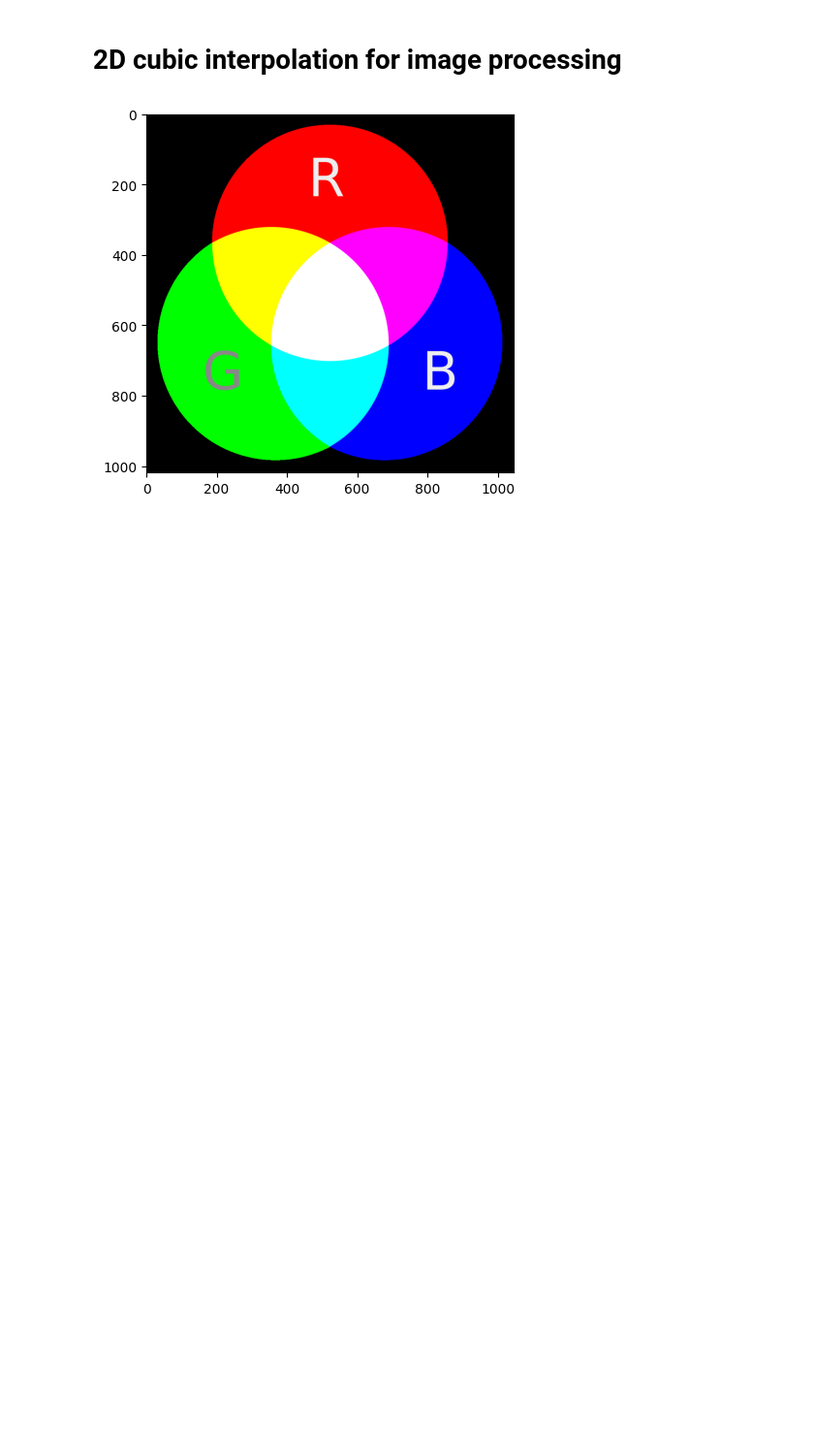
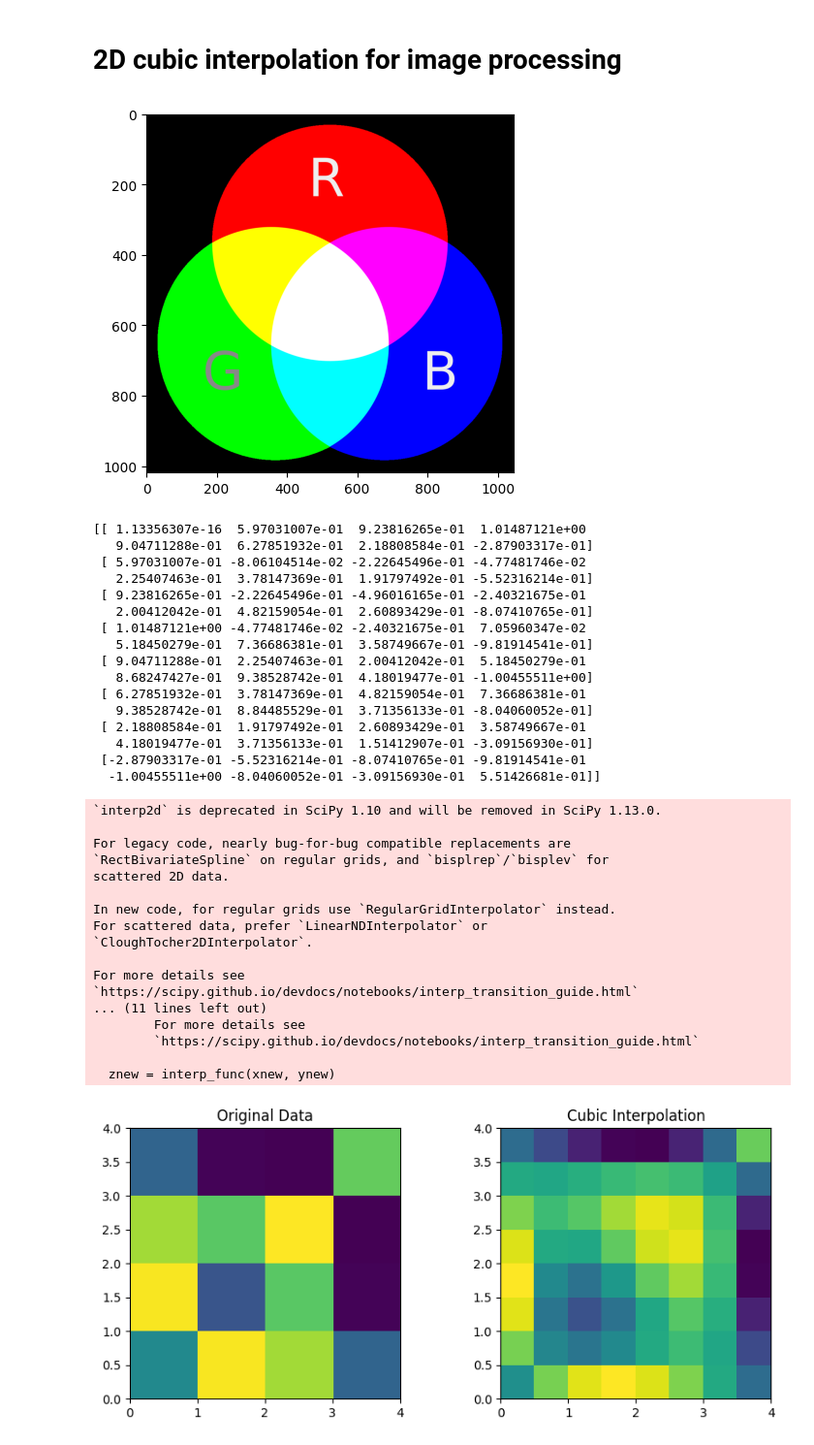
Before and after one commit to jianming1481/py_slambook2, a Jupyter notebook: ch8/test.ipynb, the cells around one changed output. Shown at 97% size. Saved outputs shown, nothing was run; the diff lists cells and outputs as text; code cells hidden in the pictures; blank space fills up the shorter version.

```diff
--- a/ch8/test.ipynb
+++ b/ch8/test.ipynb
@@ -262,10 +262,63 @@ plt.show()
 # %% [output]
 [figure]
 # %%
-# def my_cubic_interpolation(fourPoints):
-    # f(x) = ax^3 + bx^2 +cx +d
-    # Seperate each line to solve it
-    # a = f'(1)+f'(0)-2f(1)+2f(0)
-    # b = 3f(1)-2f'(0)-3f(0)-f'(1)
-    # c = f'(0)
-    # d = f(0)
+import numpy as np
+from scipy import interpolate
+import matplotlib.pyplot as plt
+
+# 创建一些示例数据（例如，一个简单的2D函数）
+x = np.linspace(0, 4, 4)
+y = np.linspace(0, 4, 4)
+x, y = np.meshgrid(x, y)
+z = np.sin(x**2 + y**2)
+
+# 创建插值对象
+interp_func = interpolate.interp2d(x, y, z, kind='cubic')
+
+# 在更密集的网格上进行插值
+xnew = np.linspace(0, 4, 8)
+ynew = np.linspace(0, 4, 8)
+znew = interp_func(xnew, ynew)
+print(znew)
+# 绘制原始和插值数据
+fig, axs = plt.subplots(1, 2, figsize=(10, 4))
+axs[0].imshow(z, extent=(0, 4, 0, 4), origin='lower')
+axs[0].set_title('Original Data')
+axs[1].imshow(znew, extent=(0, 4, 0, 4), origin='lower')
+axs[1].set_title('Cubic Interpolation')
+plt.show()
+# %% [output]
+[[ 1.13356307e-16  5.97031007e-01  9.23816265e-01  1.01487121e+00
+   9.04711288e-01  6.27851932e-01  2.18808584e-01 -2.87903317e-01]
+ [ 5.97031007e-01 -8.06104514e-02 -2.22645496e-01 -4.77481746e-02
+   2.25407463e-01  3.78147369e-01  1.91797492e-01 -5.52316214e-01]
+ [ 9.23816265e-01 -2.22645496e-01 -4.96016165e-01 -2.40321675e-01
+   2.00412042e-01  4.82159054e-01  2.60893429e-01 -8.07410765e-01]
+ [ 1.01487121e+00 -4.77481746e-02 -2.40321675e-01  7.05960347e-02
+   5.18450279e-01  7.36686381e-01  3.58749667e-01 -9.81914541e-01]
+ [ 9.04711288e-01  2.25407463e-01  2.00412042e-01  5.18450279e-01
+   8.68247427e-01  9.38528742e-01  4.18019477e-01 -1.00455511e+00]
+ [ 6.27851932e-01  3.78147369e-01  4.82159054e-01  7.36686381e-01
+   9.38528742e-01  8.84485529e-01  3.71356133e-01 -8.04060052e-01]
+ [ 2.18808584e-01  1.91797492e-01  2.60893429e-01  3.58749667e-01
+   4.18019477e-01  3.71356133e-01  1.51412907e-01 -3.09156930e-01]
+ [-2.87903317e-01 -5.52316214e-01 -8.07410765e-01 -9.81914541e-01
+  -1.00455511e+00 -8.04060052e-01 -3.09156930e-01  5.51426681e-01]]
+`interp2d` is deprecated in SciPy 1.10 and will be removed in SciPy 1.13.0.
+
+For legacy code, nearly bug-for-bug compatible replacements are
+`RectBivariateSpline` on regular grids, and `bisplrep`/`bisplev` for
+scattered 2D data.
+
+In new code, for regular grids use `RegularGridInterpolator` instead.
+For scattered data, prefer `LinearNDInterpolator` or
+`CloughTocher2DInterpolator`.
+
+For more details see
+`https://scipy.github.io/devdocs/notebooks/interp_transition_guide.html`
+... (11 lines left out)
+        For more details see
+        `https://scipy.github.io/devdocs/notebooks/interp_transition_guide.html`
+
+  znew = interp_func(xnew, ynew)
+[figure, added]
```
Also changed, not shown: parts of 2 cells of this notebook.
